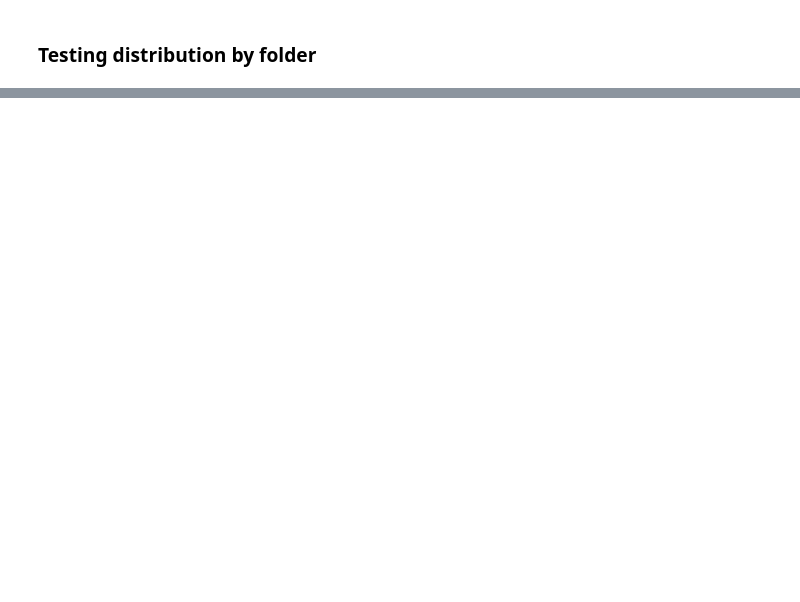
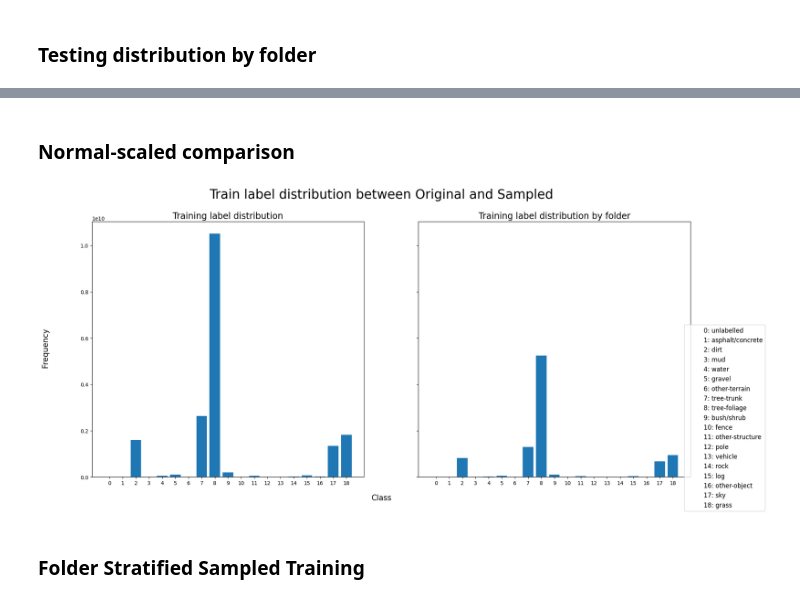
Before and after one commit to liam0414/COMP9517-Project, a Jupyter notebook: eda.ipynb, the cells around one changed output, grey strips where cells are left out. Drawn from its saved outputs; the diff is of its cells as text; code cells hidden in the pictures; blank space fills up the shorter version.

```diff
--- a/eda.ipynb
+++ b/eda.ipynb
@@ -247,0 +405,17 @@ plot_folder_distributions(
+# %% [markdown]
+### Normal-scaled comparison
+# %%
+plot_multiple_distributions(
+    [train_labels, train_labels_sampled],
+    "Train label distribution between Original and Sampled",
+    subtitles=["Training label distribution", "Training label distribution by folder"],
+    labels=id_labels,
+    x_axis_factor=1.4,
+    y_axis_factor=0.6,
+    log=False,
+    sharey=True,
+)
+# %% [output]
+[figure, added]
+# %% [markdown]
+### **Folder Stratified Sampled Training**
```
Also changed, not shown: parts of 24 cells of this notebook.
